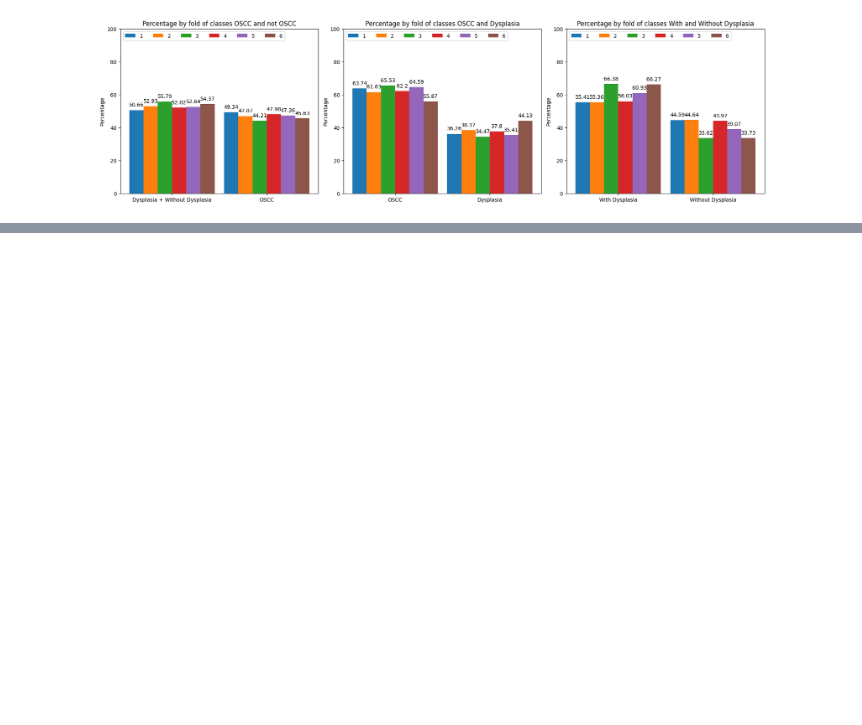
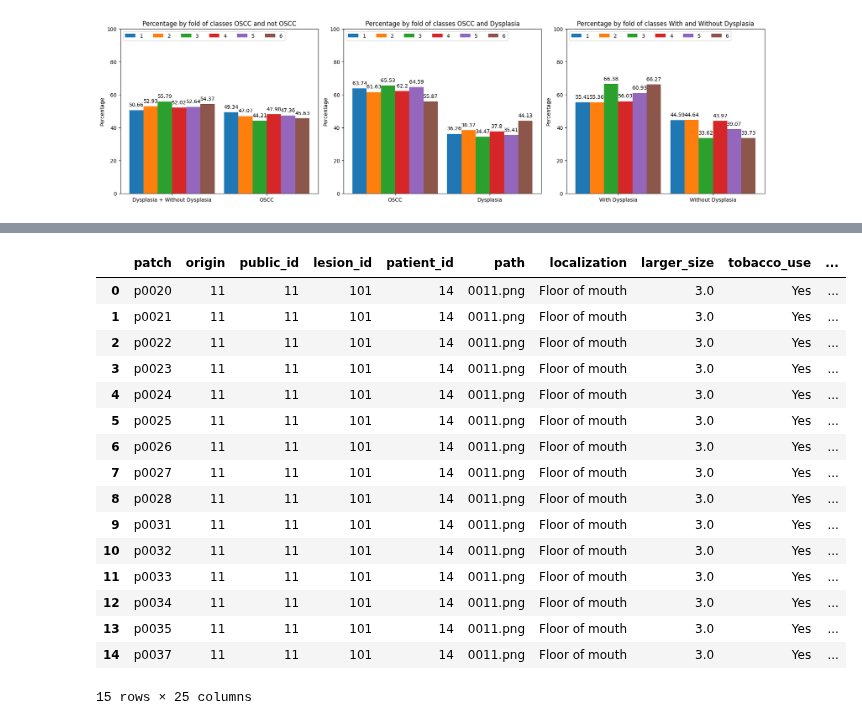
Before and after one commit to beamaia/ndb_ufes_data_organizer, a Jupyter notebook: notebooks/create_folds.ipynb, the cells around one changed output, grey strips where cells are left out. Cells and saved outputs as stored; diff of their text form; code cells hidden in the pictures; blank space fills up the shorter version.

```diff
--- a/notebooks/create_folds.ipynb
+++ b/notebooks/create_folds.ipynb
@@ -390,0 +393,30 @@ plt.savefig(ndb_ufes_path / "artifacts" / "binary_folds_proportions.png")
+# %%
+train_multiclass_data = train_raw_data.copy()
+test_multiclass_data = test_raw_data.copy()
+
+train_multiclass_data["class"] = train_multiclass_data["diagnosis"].apply(lambda x: 0 if x == "Leukoplakia without dysplasia" \
+                                                                          else 1 if x=="Leukoplakia with dysplasia" \
+                                                                          else 2)
+test_multiclass_data["class"] = test_multiclass_data["diagnosis"].apply(lambda x: 0 if x == "Leukoplakia without dysplasia" \
+                                                                        else 1 if x=="Leukoplakia with dysplasia" \
+                                                                        else 2)
+# %%
+train_multiclass_data.head(15)
+# %% [output]
+|  | patch | origin | public_id | lesion_id | patient_id | path | localization | larger_size | tobacco_use | ... |
+| 0 | p0020 | 11 | 11 | 101 | 14 | 0011.png | Floor of mouth | 3.0 | Yes | ... |
+| 1 | p0021 | 11 | 11 | 101 | 14 | 0011.png | Floor of mouth | 3.0 | Yes | ... |
+| 2 | p0022 | 11 | 11 | 101 | 14 | 0011.png | Floor of mouth | 3.0 | Yes | ... |
+| 3 | p0023 | 11 | 11 | 101 | 14 | 0011.png | Floor of mouth | 3.0 | Yes | ... |
+| 4 | p0024 | 11 | 11 | 101 | 14 | 0011.png | Floor of mouth | 3.0 | Yes | ... |
+| 5 | p0025 | 11 | 11 | 101 | 14 | 0011.png | Floor of mouth | 3.0 | Yes | ... |
+| 6 | p0026 | 11 | 11 | 101 | 14 | 0011.png | Floor of mouth | 3.0 | Yes | ... |
+| 7 | p0027 | 11 | 11 | 101 | 14 | 0011.png | Floor of mouth | 3.0 | Yes | ... |
+| 8 | p0028 | 11 | 11 | 101 | 14 | 0011.png | Floor of mouth | 3.0 | Yes | ... |
+| 9 | p0031 | 11 | 11 | 101 | 14 | 0011.png | Floor of mouth | 3.0 | Yes | ... |
+| 10 | p0032 | 11 | 11 | 101 | 14 | 0011.png | Floor of mouth | 3.0 | Yes | ... |
+| 11 | p0033 | 11 | 11 | 101 | 14 | 0011.png | Floor of mouth | 3.0 | Yes | ... |
+| 12 | p0034 | 11 | 11 | 101 | 14 | 0011.png | Floor of mouth | 3.0 | Yes | ... |
+| 13 | p0035 | 11 | 11 | 101 | 14 | 0011.png | Floor of mouth | 3.0 | Yes | ... |
+| 14 | p0037 | 11 | 11 | 101 | 14 | 0011.png | Floor of mouth | 3.0 | Yes | ... |
+15 rows × 25 columns
```
Also changed, not shown: parts of 17 cells of this notebook, 1 other file.
